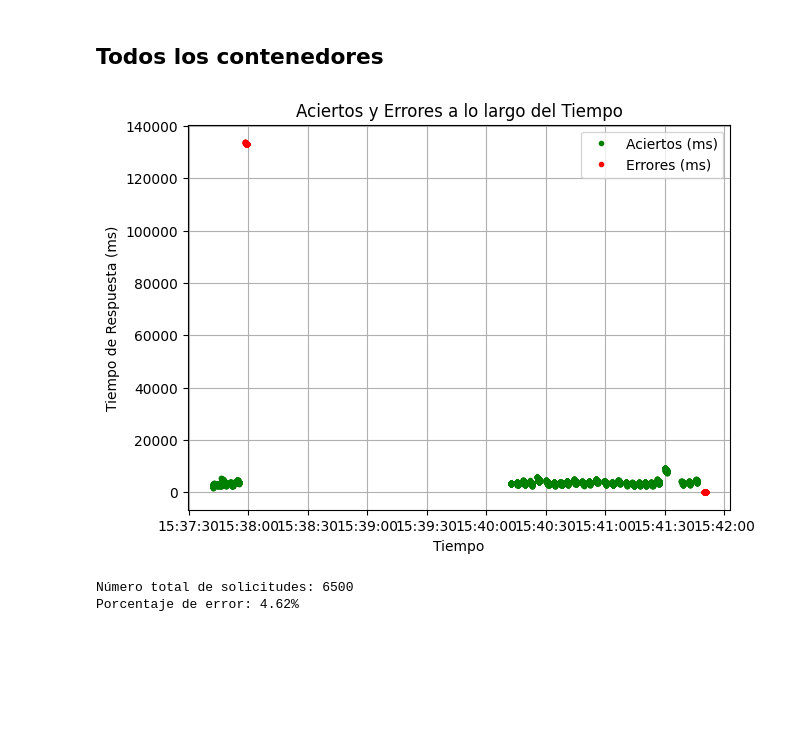
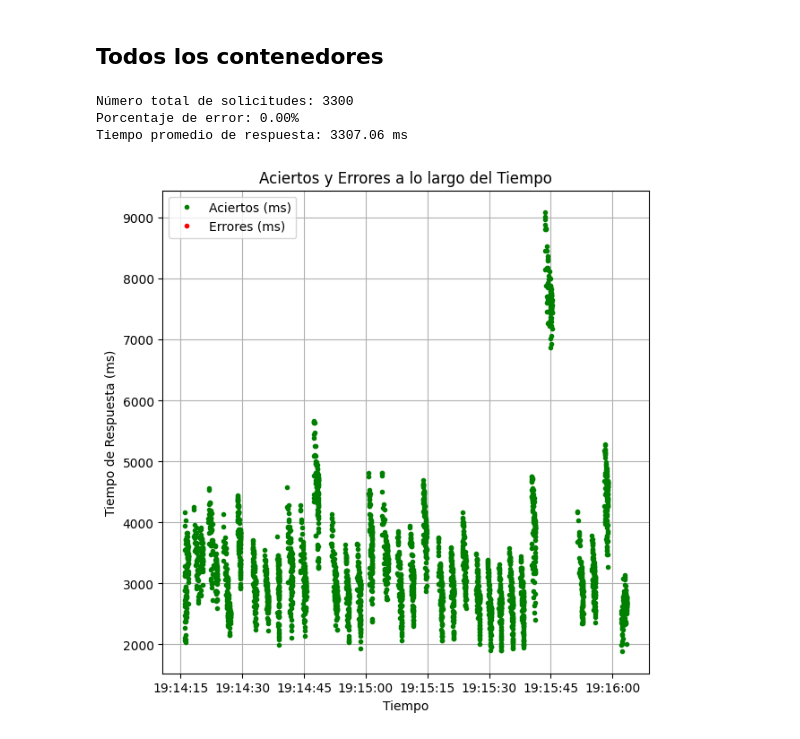
Before and after one commit to DanielXMPB/pruebas-coma, a Jupyter notebook: grafic_results.ipynb, the cells around one changed output. Drawn from its saved outputs; the diff is of its cells as text; code cells hidden in the pictures; blank space fills up the shorter version.

```diff
--- a/grafic_results.ipynb
+++ b/grafic_results.ipynb
@@ -126,55 +200,44 @@ Porcentaje de error: 0.00%
 # Leer el archivo CSV
 df_all = pd.read_csv('./results/all_containers_results.jtl', sep=',', skip_blank_lines=True, on_bad_lines='warn')
 
-# Filtrar las filas cuyo responseCode no empiece por 3
-df_all = df_all[~df_all['responseCode'].astype(str).str.startswith('3')]
+# Filtrar las filas cuyo 'label' no contenga '-'
+df_all = df_all[~df_all['label'].str.contains('-')]
 # %%
 # Convertir el timestamp a un formato de fecha y hora
 df_all['timeStamp'] = pd.to_datetime(df_all['timeStamp'], unit='ms')
 
 # Filtrar los datos por éxito y fallo
 success_df = df_all[df_all['success'] == True]
 failure_df = df_all[df_all['success'] == False]
 
-# Crear la figura y los ejes
-plt.figure(figsize=(7, 5))
+# Contar el número total de filas
+total_requests = len(df_all)
+num_errores = len(failure_df)
 
-# Graficar los tiempos de respuesta exitosos
+# Calcular el porcentaje de errores
+porcentaje_error = (num_errores / total_requests) * 100
+
+# Calcular el tiempo promedio de respuesta para las solicitudes exitosas
+tiempo_promedio_respuesta_exitosas = success_df['elapsed'].mean()
+
+# Imprimir datos
+print(f'Número total de solicitudes: {total_requests}')
+print(f'Porcentaje de error: {porcentaje_error:.2f}%')
+print(f'Tiempo promedio de respuesta: {tiempo_promedio_respuesta_exitosas:.2f} ms')
+
+# Crear la figura
+plt.figure(figsize=(7, 7))
 plt.plot(success_df['timeStamp'], success_df['elapsed'], 'g.', label='Aciertos (ms)')
-
-# Graficar los tiempos de respuesta fallidos
 plt.plot(failure_df['timeStamp'], failure_df['elapsed'], 'r.', label='Errores (ms)')
-
-# Configurar etiquetas y título
 plt.xlabel('Tiempo')
 plt.ylabel('Tiempo de Respuesta (ms)')
 plt.title('Aciertos y Errores a lo largo del Tiempo')
 plt.legend()
 plt.grid(True)
-
-# Formatear el eje x para cortar los decimales del timestamp
 plt.gca().xaxis.set_major_formatter(mdates.DateFormatter('%H:%M:%S'))
-
-# Mostrar la gráfica
 plt.show()
 # %% [output]
+Número total de solicitudes: 3300
+Porcentaje de error: 0.00%
+Tiempo promedio de respuesta: 3307.06 ms
-[figure, old version]
+[figure, new version]
-# %%
-# Contar el número total de filas
-total_requests = len(df_all)
-
-# Filtrar las filas donde la columna 'success' es False
-errores = df_all[df_all['success'] == False]
-
-# Contar el número de filas con errores
-num_errores = len(errores)
-
-# Calcular el porcentaje de errores
-porcentaje_error = (num_errores / total_requests) * 100
-
-# Imprimir el porcentaje de errores
-print(f'Número total de solicitudes: {total_requests}')
-print(f'Porcentaje de error: {porcentaje_error:.2f}%')
-# %% [output]
-Número total de solicitudes: 6500
-Porcentaje de error: 4.62%
```
Also changed, not shown: parts of 18 cells of this notebook, 54 other files.
